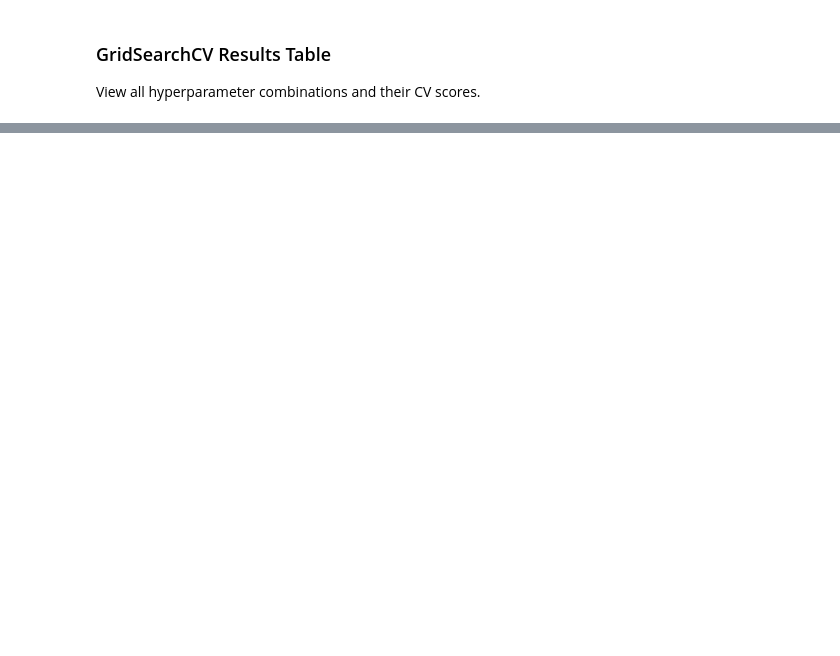
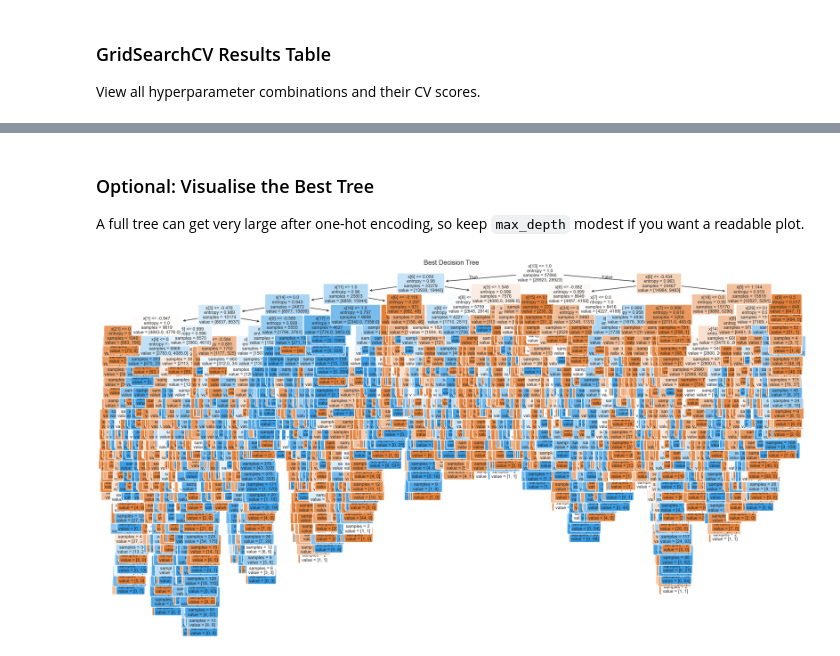
Before and after one commit to nickleezx/CS3244_Machine_Learning_Group8, a Jupyter notebook: notebook.ipynb, the cells around one changed output, grey strips where cells are left out. Cells and saved outputs as stored; diff of their text form; code cells hidden in the pictures; blank space fills up the shorter version.

```diff
--- a/notebook.ipynb
+++ b/notebook.ipynb
@@ -820,0 +906,24 @@ display(
+# %% [markdown]
+### Optional: Visualise the Best Tree
+
+A full tree can get very large after one-hot encoding, so keep `max_depth` modest if
+you want a readable plot.
+# %%
+
+from sklearn.tree import plot_tree
+import matplotlib.pyplot as plt
+
+best_dt = dt_grid.best_estimator_.named_steps["model"]
+
+plt.figure(figsize=(22, 12))
+plot_tree(
+    best_dt,
+    filled=True,
+    rounded=True,
+    #max_depth=3,   # only show the top levels for readability
+    fontsize=8
+)
+plt.title("Best Decision Tree")
+plt.show()
+# %% [output]
+[figure, added]
```
Also changed, not shown: parts of 11 cells of this notebook.
